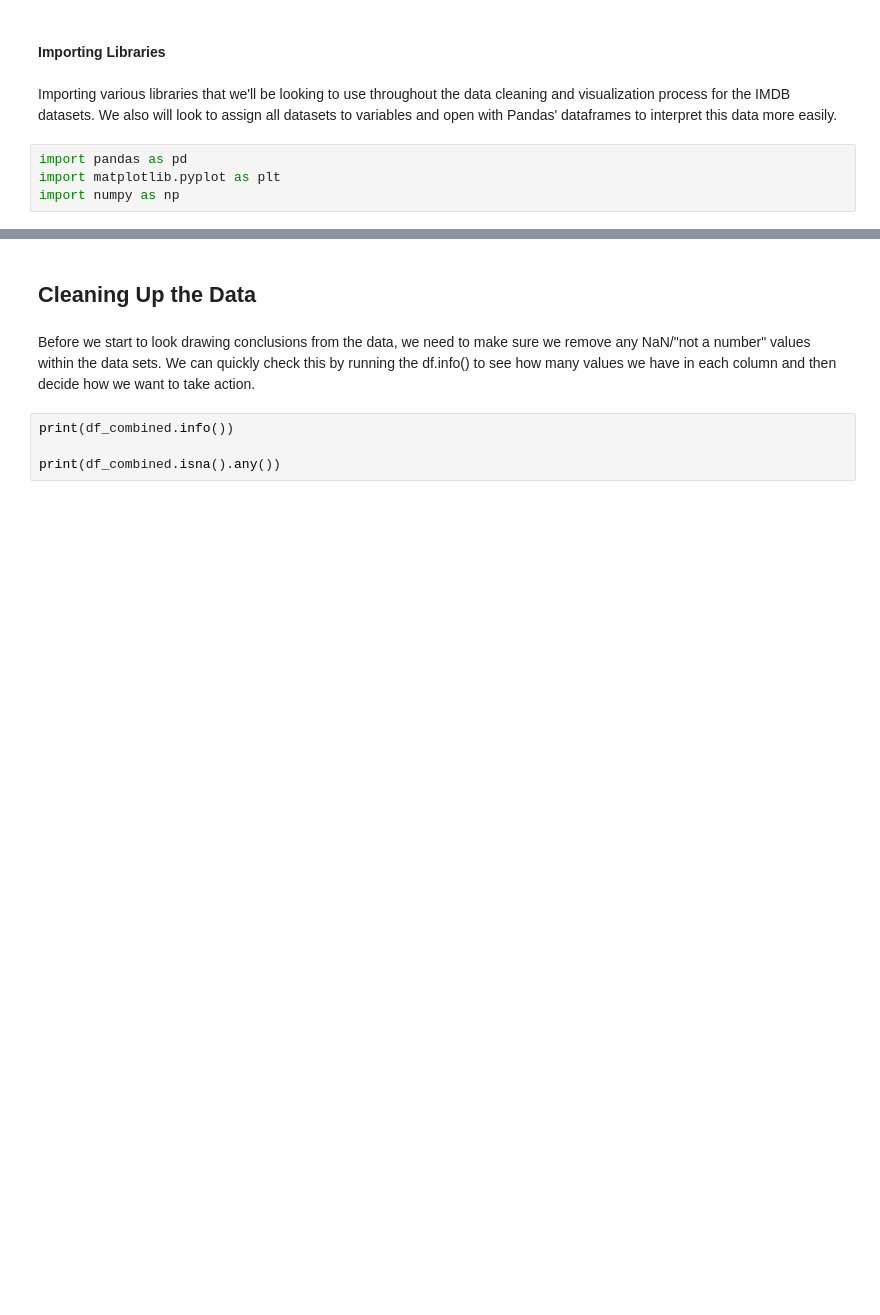
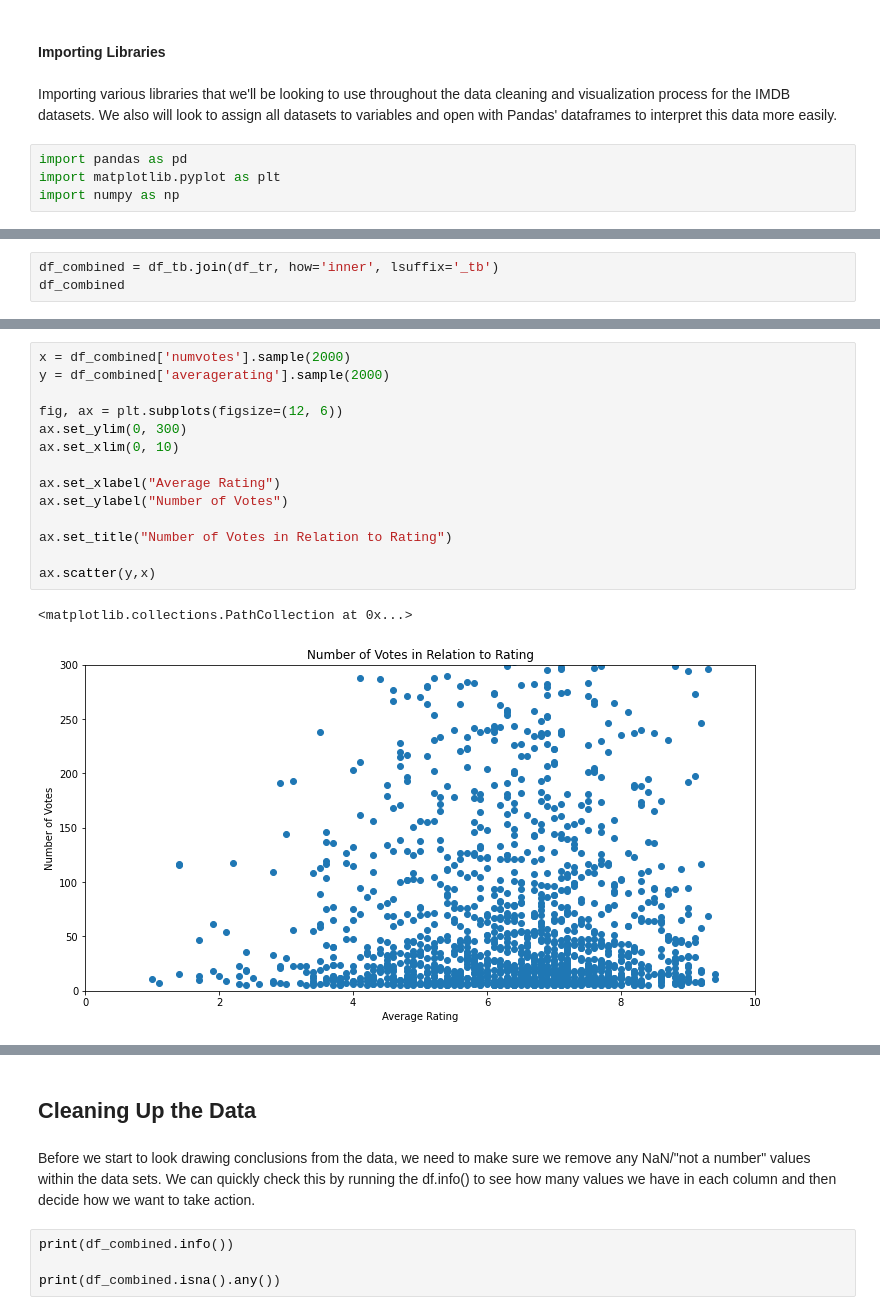
Before and after one commit to meowkaiser/STRONGEST_Project1, a Jupyter notebook: Final_notebook.ipynb, the cells around one changed output, grey strips where cells are left out. Saved outputs shown, nothing was run; the diff lists cells and outputs as text; blank space fills up the shorter version.

```diff
--- a/Final_notebook.ipynb
+++ b/Final_notebook.ipynb
@@ -51,0 +77,3 @@ df_combined.head()
+# %%
+df_combined = df_tb.join(df_tr, how='inner', lsuffix='_tb')
+df_combined
@@ -51,0 +98,17 @@ df_combined.head()
+# %%
+x = df_combined['numvotes'].sample(2000)
+y = df_combined['averagerating'].sample(2000)
+
+fig, ax = plt.subplots(figsize=(12, 6))
+ax.set_ylim(0, 300)
+ax.set_xlim(0, 10)
+
+ax.set_xlabel("Average Rating")
+ax.set_ylabel("Number of Votes")
+
+ax.set_title("Number of Votes in Relation to Rating")
+
+ax.scatter(y,x)
+# %% [output]
+<matplotlib.collections.PathCollection at 0x...>
+[figure, added]
```
Also changed, not shown: parts of 14 cells of this notebook.
